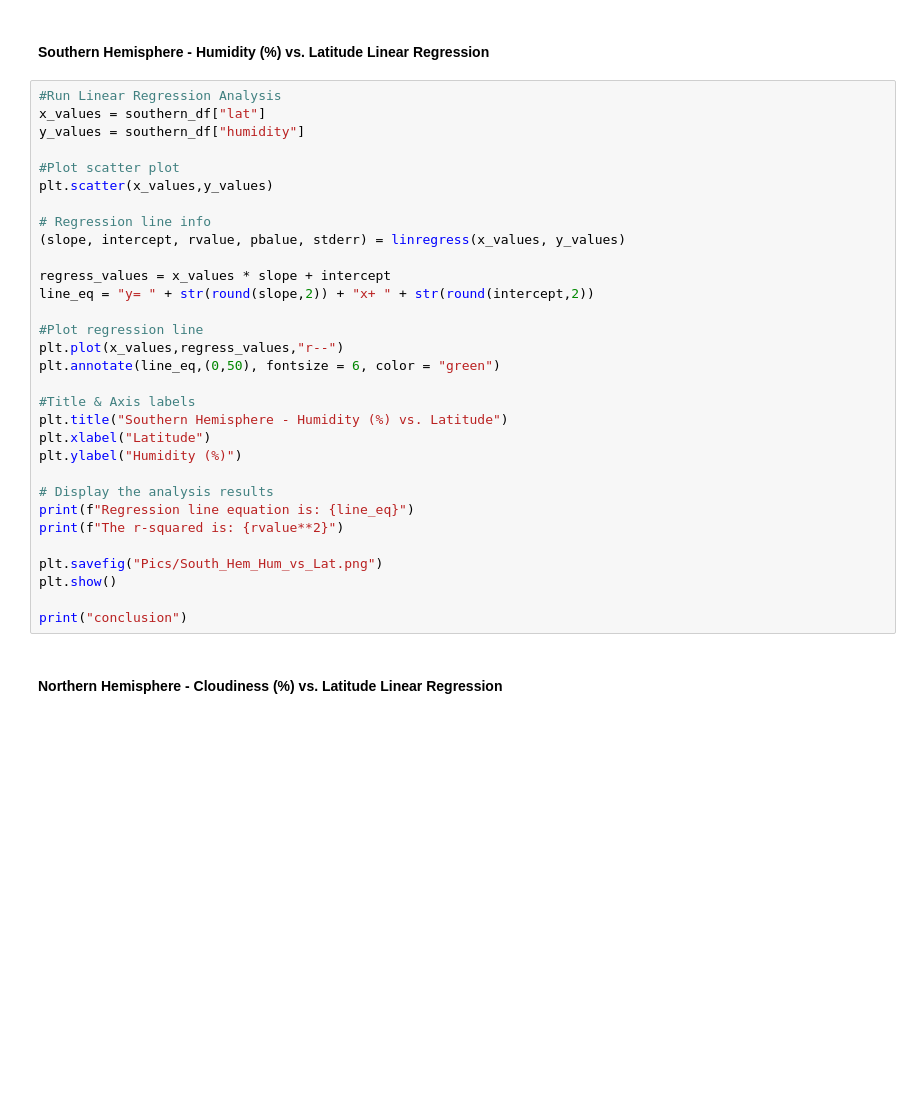
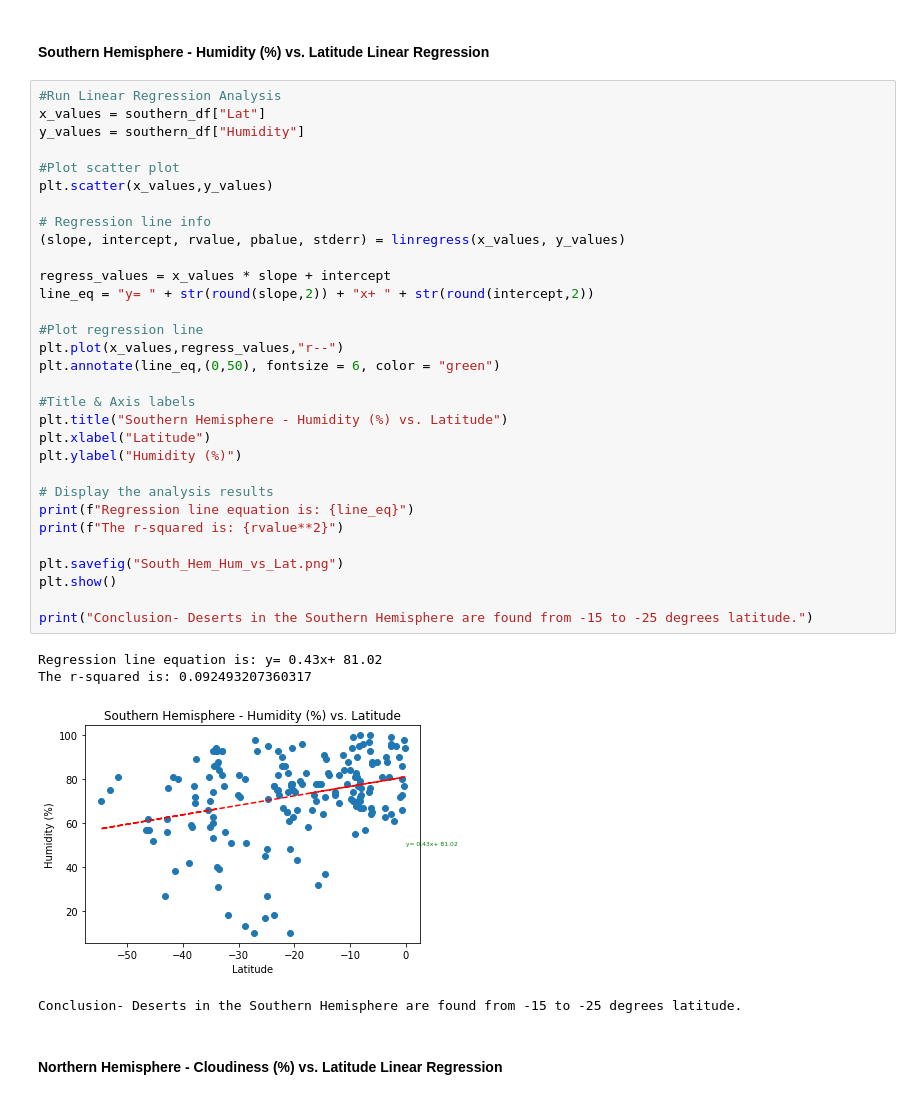
Before and after one commit to FLtoCOTransplant/api_challenge, a Jupyter notebook: weatherpy/WeatherPy.ipynb, the cells around one changed output. Saved outputs shown, nothing was run; the diff lists cells and outputs as text; blank space fills up the shorter version.

```diff
--- a/weatherpy/WeatherPy.ipynb
+++ b/weatherpy/WeatherPy.ipynb
@@ -340,35 +350,40 @@ print("conclusion")
 ####  Southern Hemisphere - Humidity (%) vs. Latitude Linear Regression
 # %%
 #Run Linear Regression Analysis
-x_values = southern_df["lat"]
-y_values = southern_df["humidity"]
+x_values = southern_df["Lat"]
+y_values = southern_df["Humidity"]
 
 #Plot scatter plot
 plt.scatter(x_values,y_values)
 
 # Regression line info
 (slope, intercept, rvalue, pbalue, stderr) = linregress(x_values, y_values)
 
 regress_values = x_values * slope + intercept
 line_eq = "y= " + str(round(slope,2)) + "x+ " + str(round(intercept,2))
 
 #Plot regression line
 plt.plot(x_values,regress_values,"r--")
 plt.annotate(line_eq,(0,50), fontsize = 6, color = "green")
 
 #Title & Axis labels
 plt.title("Southern Hemisphere - Humidity (%) vs. Latitude")
 plt.xlabel("Latitude")
 plt.ylabel("Humidity (%)")
 
 # Display the analysis results
 print(f"Regression line equation is: {line_eq}")
 print(f"The r-squared is: {rvalue**2}")
 
-plt.savefig("Pics/South_Hem_Hum_vs_Lat.png")
+plt.savefig("South_Hem_Hum_vs_Lat.png")
 plt.show()
 
-print("conclusion")
+print("Conclusion- Deserts in the Southern Hemisphere are found from -15 to -25 degrees latitude.")
+# %% [output]
+Regression line equation is: y= 0.43x+ 81.02
+The r-squared is: 0.092493207360317
+[figure, added]
+Conclusion- Deserts in the Southern Hemisphere are found from -15 to -25 degrees latitude.
 # %% [markdown]
 ####  Northern Hemisphere - Cloudiness (%) vs. Latitude Linear Regression
 # %%
```
Also changed, not shown: parts of 7 cells of this notebook, 6 other files.
